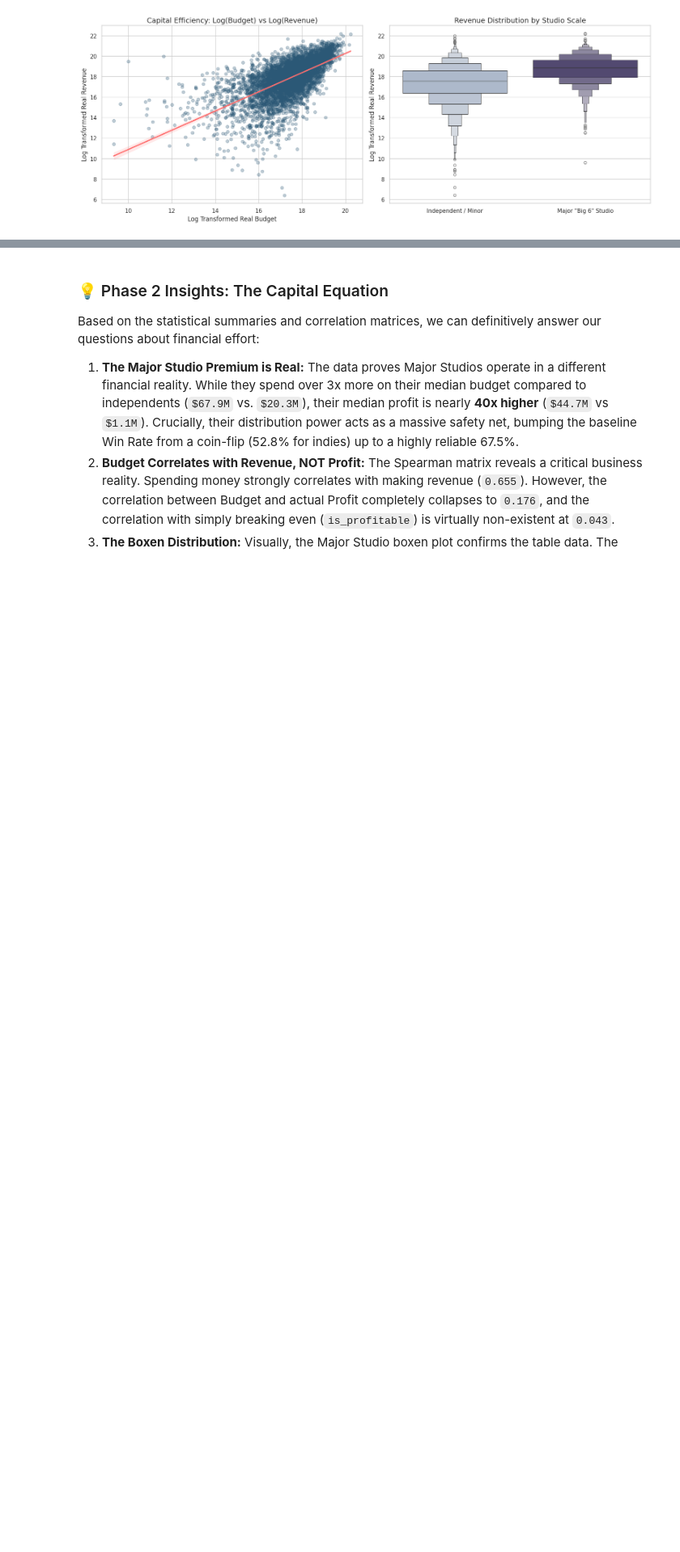
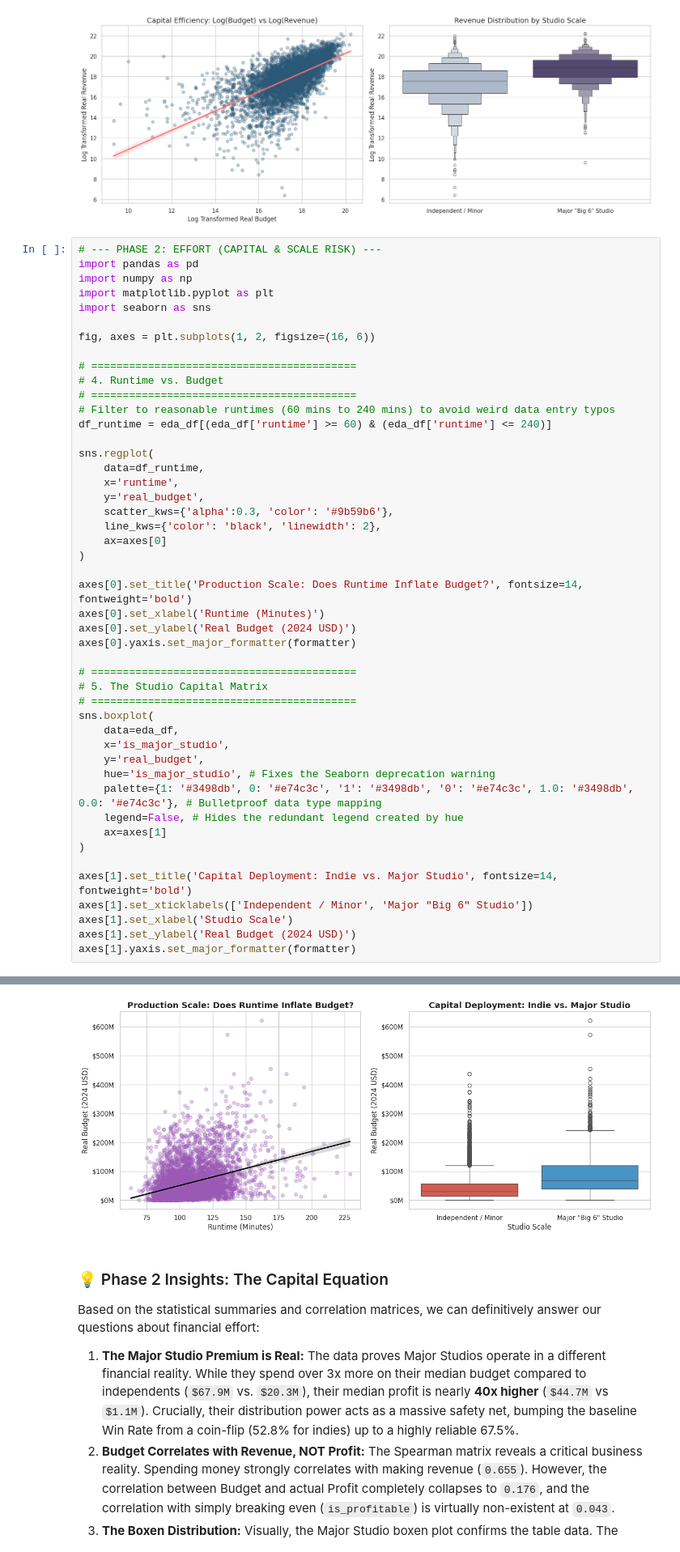
Before and after one commit to JohnnySolo/Data-Analysis-Project---Blockbuster-Movies, a Jupyter notebook: EDA_Notebook_4th_edition.ipynb, the cells around one changed output, grey strips where cells are left out. Shown at 81% size. Drawn from its saved outputs; the diff is of its cells as text; blank space fills up the shorter version.

```diff
--- a/EDA_Notebook_4th_edition.ipynb
+++ b/EDA_Notebook_4th_edition.ipynb
@@ -244,3 +301,51 @@ Passing `palette` without assigning `hue` is deprecated and will be removed in v
 
 set_ticklabels() should only be used with a fixed number of ticks, i.e. after set_ticks() or using a FixedLocator.
 [figure]
+# %%
+# --- PHASE 2: EFFORT (CAPITAL & SCALE RISK) ---
+import pandas as pd
+import numpy as np
+import matplotlib.pyplot as plt
+import seaborn as sns
+
+fig, axes = plt.subplots(1, 2, figsize=(16, 6))
+
+# ==========================================
+# 4. Runtime vs. Budget
+# ==========================================
+# Filter to reasonable runtimes (60 mins to 240 mins) to avoid weird data entry typos
+df_runtime = eda_df[(eda_df['runtime'] >= 60) & (eda_df['runtime'] <= 240)]
+
+sns.regplot(
+    data=df_runtime,
+    x='runtime',
+    y='real_budget',
+    scatter_kws={'alpha':0.3, 'color': '#9b59b6'},
+    line_kws={'color': 'black', 'linewidth': 2},
+    ax=axes[0]
+)
+
+axes[0].set_title('Production Scale: Does Runtime Inflate Budget?', fontsize=14, fontweight='bold')
+axes[0].set_xlabel('Runtime (Minutes)')
+axes[0].set_ylabel('Real Budget (2024 USD)')
+axes[0].yaxis.set_major_formatter(formatter)
+
+# ==========================================
+# 5. The Studio Capital Matrix
+# ==========================================
+sns.boxplot(
+    data=eda_df,
+    x='is_major_studio',
+    y='real_budget',
+    hue='is_major_studio', # Fixes the Seaborn deprecation warning
+    palette={1: '#3498db', 0: '#e74c3c', '1': '#3498db', '0': '#e74c3c', 1.0: '#3498db', 0.0: '#e74c3c'}, # Bulletproof data type mapping
+    legend=False, # Hides the redundant legend created by hue
+    ax=axes[1]
+)
+
+axes[1].set_title('Capital Deployment: Indie vs. Major Studio', fontsize=14, fontweight='bold')
+axes[1].set_xticklabels(['Independent / Minor', 'Major "Big 6" Studio'])
+axes[1].set_xlabel('Studio Scale')
+axes[1].set_ylabel('Real Budget (2024 USD)')
+axes[1].yaxis.set_major_formatter(formatter)
+# %% [output]
@@ -247,3 +353,4 @@ set_ticklabels() should only be used with a fixed number of ticks, i.e. after se
+[figure, added]
 # %% [markdown]
 ### 💡 Phase 2 Insights: The Capital Equation
 
```
Also changed, not shown: parts of 9 cells of this notebook.
